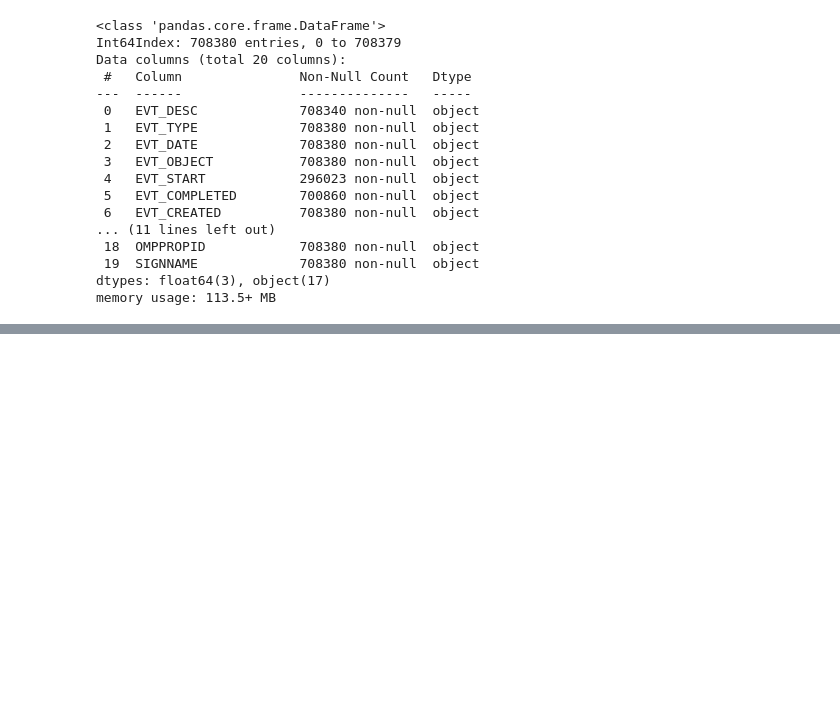
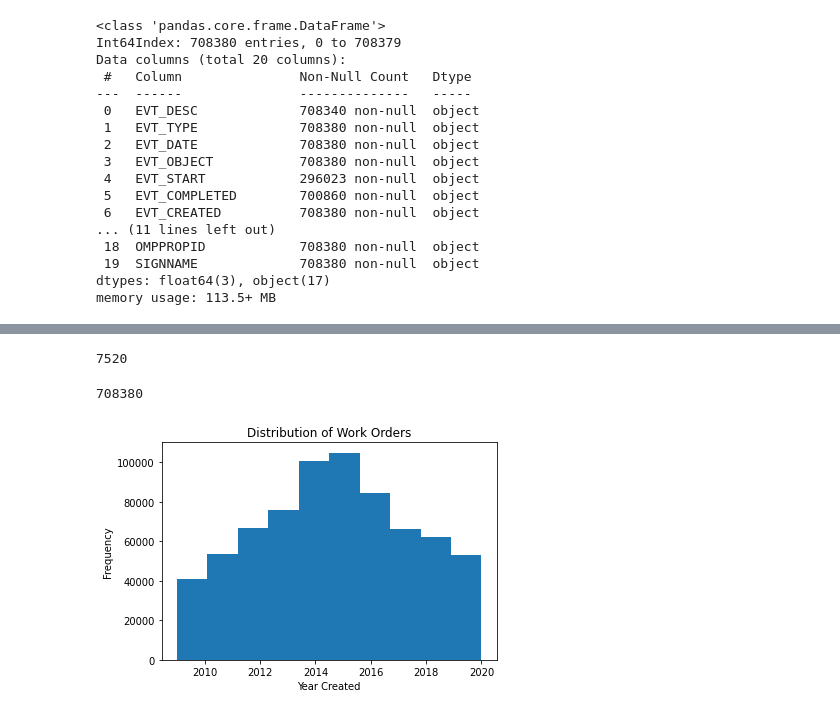
Before and after one commit to RitaRitaIsOOO/Parks_WO_Analysis, a Jupyter notebook: parks_wo.ipynb, the cells around one changed output, grey strips where cells are left out. Saved outputs shown, nothing was run; the diff lists cells and outputs as text; code cells hidden in the pictures; blank space fills up the shorter version.

```diff
--- a/parks_wo.ipynb
+++ b/parks_wo.ipynb
@@ -132,0 +122,6 @@ dpr_wo_final
+# %%
+def convert_to_year(dt):
+  return pd.to_datetime(dt).year
+# %%
+dpr_wo_final['year_create'] = dpr_wo_final['EVT_CREATED'].apply(convert_to_year)
+dpr_wo_final.head()
@@ -133,6 +140,5 @@ dpr_wo_final
 # %%
-dpr_wo_final['year'] = pd.DatetimeIndex(dpr_wo_final['EVT_CREATED']).year
-#dpr_wo_final['year_completed'] = pd.DatetimeIndex(dpr_wo_final['EVT_COMPLETED_TRUNC']).year_completed
+dpr_wo_final['year_completed'] = dpr_wo_final['EVT_COMPLETED_TRUNC'].apply(convert_to_year)
 dpr_wo_final.head()
 # %% [output]
 A value is trying to be set on a copy of a slice from a DataFrame.
@@ -146,3 +152,21 @@ See the caveats in the documentation: https://pandas.pydata.org/pandas-docs/stab
 | 2 | DISMANTLE existing raised beds at... | JOB | Feb 1 2019 4:06PM | B559 | NaN | NaN | Feb 1 2019 4:07PM | NaN | ... |
 | 3 | REMOVE existing soil at South Bro... | JOB | Feb 1 2019 4:14PM | B559 | NaN | NaN | Feb 1 2019 4:15PM | NaN | ... |
 | 4 | DELIVERY of 14 c/y of soil/compos... | JOB | Jul 23 2019 10:44AM | B559 | NaN | NaN | Jul 23 2019 10:47AM | NaN | ... |
+# %%
+comp = dpr_wo_final['year_completed'].isnull().sum()
+print(comp)
+dpr_wo_final['year_create'].notnull().sum()
+# %% [output]
+7520
+708380
+# %%
+dpr_wo_final['year_create'].plot(kind='hist')
+# set the title
+plt.title('Distribution of Work Orders')
+
+# add a label to the x-axis
+plt.xlabel('Year Created')
+
+plt.show()
+# %% [output]
+[figure, added]
```
Also changed, not shown: parts of 8 cells of this notebook.
